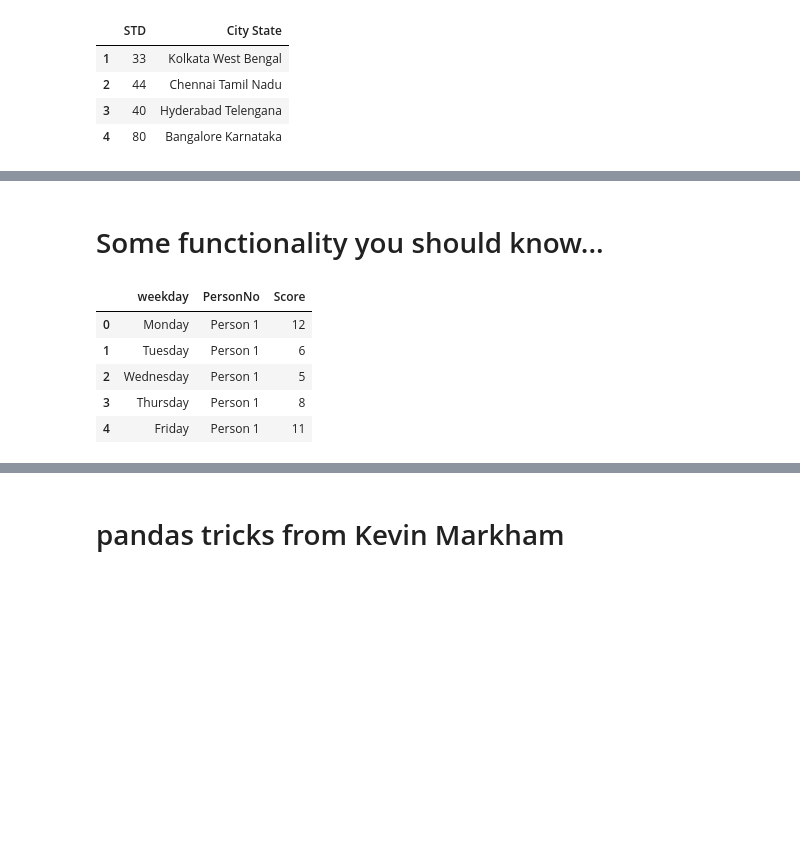
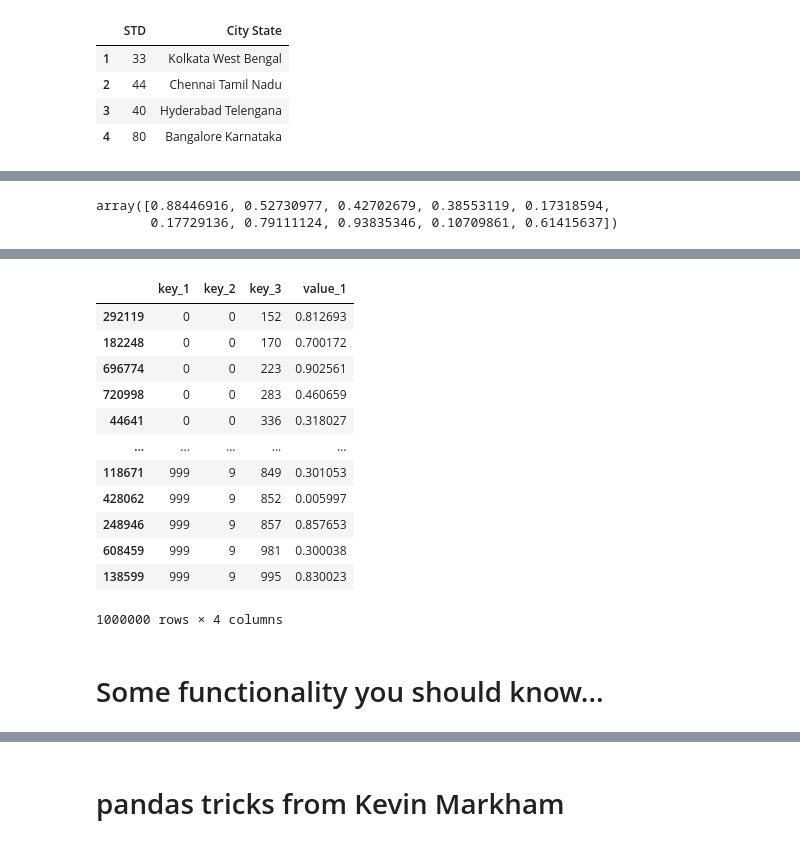
Before and after one commit to YLTsai0609/pandas_101, a Jupyter notebook: Solution.ipynb, the cells around one changed output, grey strips where cells are left out. Drawn from its saved outputs; the diff is of its cells as text; code cells hidden in the pictures; blank space fills up the shorter version.

Commit message:
[Feature] get largest in the group, really fast way

```diff
--- a/Solution.ipynb
+++ b/Solution.ipynb
@@ -1606,0 +1633,21 @@ df_out
+# %%
+np.random.random(size=10)
+# %% [output]
+array([0.88446916, 0.52730977, 0.42702679, 0.38553119, 0.17318594,
+       0.17729136, 0.79111124, 0.93835346, 0.10709861, 0.61415637])
+# %%
+# 77
+# groupby 3 level key, they have 50-1000 category
+# with 10e6 rows
+# make it more faster
+# solutions - make key to int
+# aggregation value to float
+# https://stackoverflow.com/questions/44704465/pandas-df-groupby-is-too-slow-for-big-data-set-any-alternatives-methods
+# sort first, do groupby later
+# https://stackoverflow.com/questions/54090952/why-is-pandas-nlargest-slower-than-mine
+df = pd.DataFrame({
+    'key_1':np.random.choice([str(i) for i in range(1000)],size=1000000),
+    'key_2':np.random.choice([str(i) for i in range(50)],size=1000000),
+    'key_3':np.random.choice([str(i) for i in range(1000)],size=1000000),
+    'value_1':np.random.random(size=1000000)
+})
@@ -1606,0 +1664,4 @@ df_out
+# %%
+%%time
+df.sort_values(by=['key_1','key_2','key_3','value_1']).groupby(by=['key_1','key_2','key_3','value_1']).head(1)
+# %% [output]
@@ -1607,7 +1670,19 @@ df_out
+|  | key_1 | key_2 | key_3 | value_1 |
+| 292119 | 0 | 0 | 152 | 0.812693 |
+| 182248 | 0 | 0 | 170 | 0.700172 |
+| 696774 | 0 | 0 | 223 | 0.902561 |
+| 720998 | 0 | 0 | 283 | 0.460659 |
+| 44641 | 0 | 0 | 336 | 0.318027 |
+| ... | ... | ... | ... | ... |
+| 118671 | 999 | 9 | 849 | 0.301053 |
+| 428062 | 999 | 9 | 852 | 0.005997 |
+| 248946 | 999 | 9 | 857 | 0.857653 |
+| 608459 | 999 | 9 | 981 | 0.300038 |
+| 138599 | 999 | 9 | 995 | 0.830023 |
+1000000 rows × 4 columns
 # %% [markdown]
 # Some functionality you should know...
 # %%
-1.
 # pd.DataFrame.melt
 # Person 1, 2, 3 週一至週日的某數值
 # make the dataframe display with -> columns:['weekday','PersonNo','Score']
@@ -1631,13 +1706,6 @@ df_result.head()
 
 # ref
 # https://deparkes.co.uk/2016/10/28/reshape-pandas-data-with-melt/
-# %% [output]
-|  | weekday | PersonNo | Score |
-| 0 | Monday | Person 1 | 12 |
-| 1 | Tuesday | Person 1 | 6 |
-| 2 | Wednesday | Person 1 | 5 |
-| 3 | Thursday | Person 1 | 8 |
-| 4 | Friday | Person 1 | 11 |
 # %%
 2.
 # pd.DataFrame.melt
```
Also changed, not shown: parts of 61 cells of this notebook, 12 other files.
